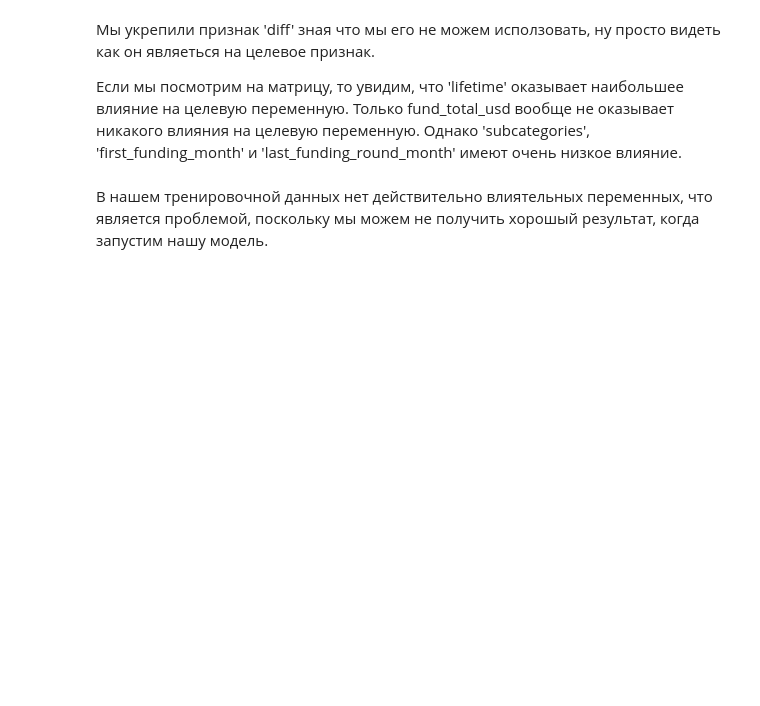
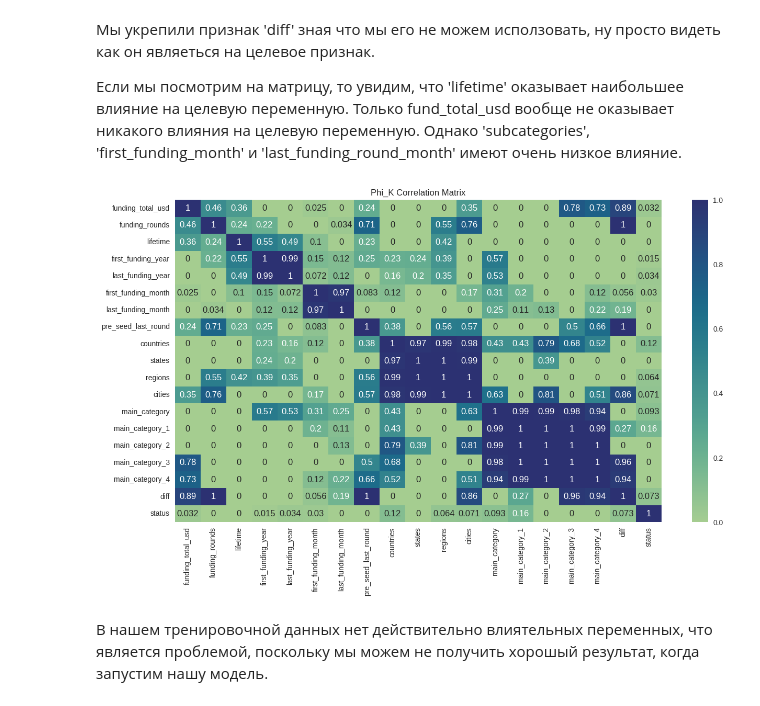
Before and after one commit to Regis739/startups_project_rep, a Jupyter notebook: startups_project.ipynb, the cells around one changed output. Drawn from its saved outputs; the diff is of its cells as text; code cells hidden in the pictures; blank space fills up the shorter version.

Commit message:
first_commit

```diff
--- a/startups_project.ipynb
+++ b/startups_project.ipynb
@@ -1088,7 +1313,7 @@ X_train_corr = X_train.drop(['name', 'category_list','country_code', 'state_code
 # %%
 # Let's prepare our dataset for the modelisation
 X_test_corr = X_test.drop(['name', 'category_list','country_code', 'state_code', 'region', 'city', \
-                        'first_funding_at','last_funding_at'], axis=1)
+                        'first_funding_at','last_funding_at', 'main_category_3', 'main_category_4'], axis=1)
 # Let's add the target to our dataframe
 X_test_corr['status'] = y_test['status']
 # %%
@@ -1106,17 +1333,22 @@ plt.show()
 Мы укрепили признак 'diff' зная что мы его не можем исползовать, ну просто видеть как он являеться на целевое признак.
 
 Если мы посмотрим на матрицу, то увидим, что 'lifetime' оказывает наибольшее влияние на целевую переменную. Только fund_total_usd вообще не оказывает никакого влияния на целевую переменную. Однако 'subcategories', 'first_funding_month' и 'last_funding_round_month' имеют очень низкое влияние.
+# %%
+X_test['diff'] = (X_test['last_funding_at'] - X_test['first_funding_at']).dt.days
+X_test_corr['diff'] = X_test['diff']
 # %%
 interval_cols = ['funding_total_usd', 'lifetime',  'first_funding_year', 'last_funding_year', 'pre_seed_last_round']
 
 # Вычисление матрицы корреляции с использованием phik
-corr_matrix = X_test_corr.phik_matrix(interval_cols=interval_cols)
+corr_matrix = X_test_corr.sample(frac=0.1).phik_matrix(interval_cols=interval_cols)
 
 # Визуализация матрицы
 plt.figure(figsize=(15, 8))
 sns.heatmap(corr_matrix, annot=True, cmap='crest');
 plt.title('Phi_K Correlation Matrix')
 plt.show()
+# %% [output]
+[figure, added]
 # %% [markdown]
 В нашем тренировочной данных нет действительно влиятельных переменных, что является проблемой, поскольку мы можем не получить хорошый результат, когда запустим нашу модель.
 # %% [markdown]
```
Also changed, not shown: parts of 119 cells of this notebook, 1 other file.
